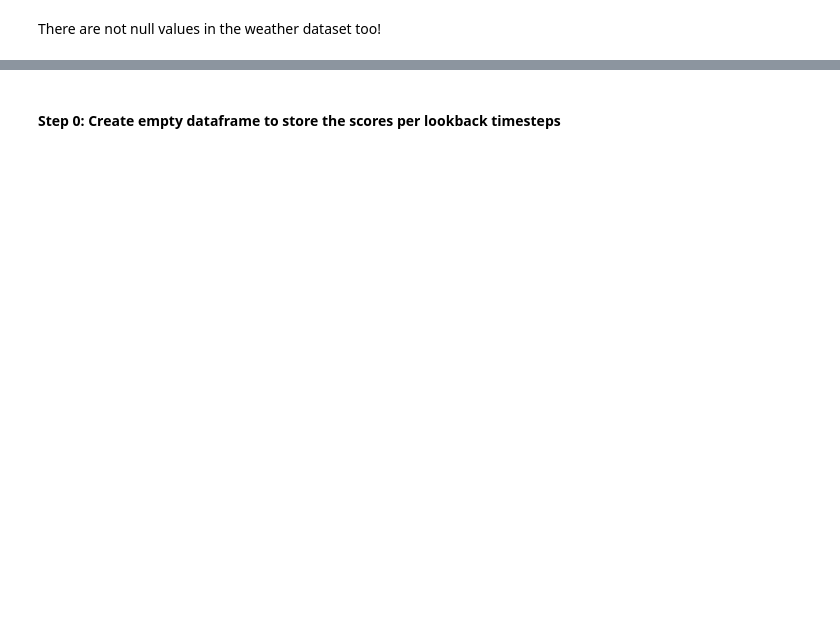
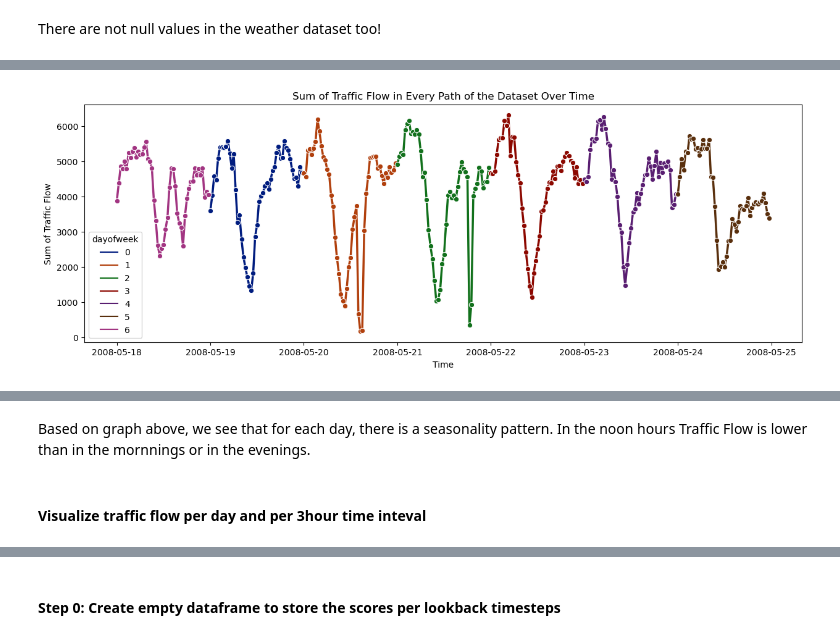
Before and after one commit to stratoskar/Traffic_Flow_Prediction, a Jupyter notebook: Notebooks/San_Fransisco_XGboost_RandomForest_LSTM_Enco-Deco.ipynb, the cells around one changed output, grey strips where cells are left out. Drawn from its saved outputs; the diff is of its cells as text; code cells hidden in the pictures; blank space fills up the shorter version.

```diff
--- a/Notebooks/San_Fransisco_XGboost_RandomForest_LSTM_Enco-Deco.ipynb
+++ b/Notebooks/San_Fransisco_XGboost_RandomForest_LSTM_Enco-Deco.ipynb
@@ -284,0 +291,6 @@ time: 203 ms (started: 2023-07-11 23:26:41 +03:00)
+# %%
+# group by timestamp (index) and calculate the sum of the traffic flow
+grouped_df = time_series_weather['Traffic Flow'].groupby(time_series_weather['Time Column']).sum()
+
+# add results to dataframe
+grouped_df = pd.DataFrame(grouped_df,index=grouped_df.index)
@@ -284,0 +299,5 @@ time: 203 ms (started: 2023-07-11 23:26:41 +03:00)
+# %%
+# add additional time information in the dataset
+grouped_df['hour'] = grouped_df.index.hour
+grouped_df['3hour_interval'] = grouped_df['hour'].apply(get_3hour_interval)
+grouped_df['dayofweek'] = grouped_df.index.dayofweek
@@ -284,0 +306,13 @@ time: 203 ms (started: 2023-07-11 23:26:41 +03:00)
+# %%
+# create a custom dark color palette
+dark_palette = sns.color_palette('dark', n_colors=8)
+
+# create a plot to view the results
+plt.figure(figsize=(15,5))
+sns.lineplot(grouped_df,x=grouped_df.index,y='Traffic Flow',hue='dayofweek',marker='o', palette=dark_palette,linewidth=2.5)
+plt.xlabel('Time')
+plt.ylabel('Sum of Traffic Flow')
+plt.title('Sum of Traffic Flow in Every Path of the Dataset Over Time')
+plt.show()
+# %% [output]
+[figure, added]
@@ -284,0 +320,4 @@ time: 203 ms (started: 2023-07-11 23:26:41 +03:00)
+# %% [markdown]
+Based on graph above, we see that for each day, there is a seasonality pattern. In the noon hours Traffic Flow is lower than in the mornnings or in the evenings.
+# %% [markdown]
+#### Visualize traffic flow per day and per 3hour time inteval
```
Also changed, not shown: parts of 157 cells of this notebook.
